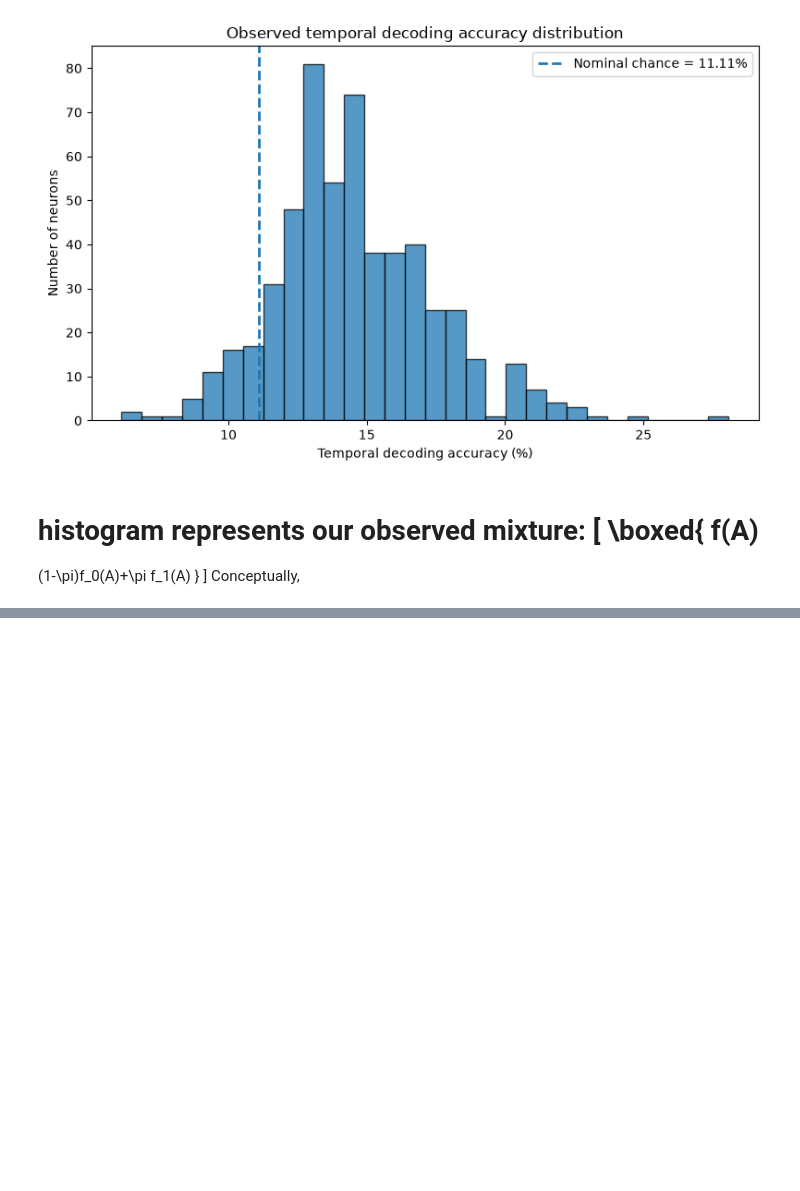
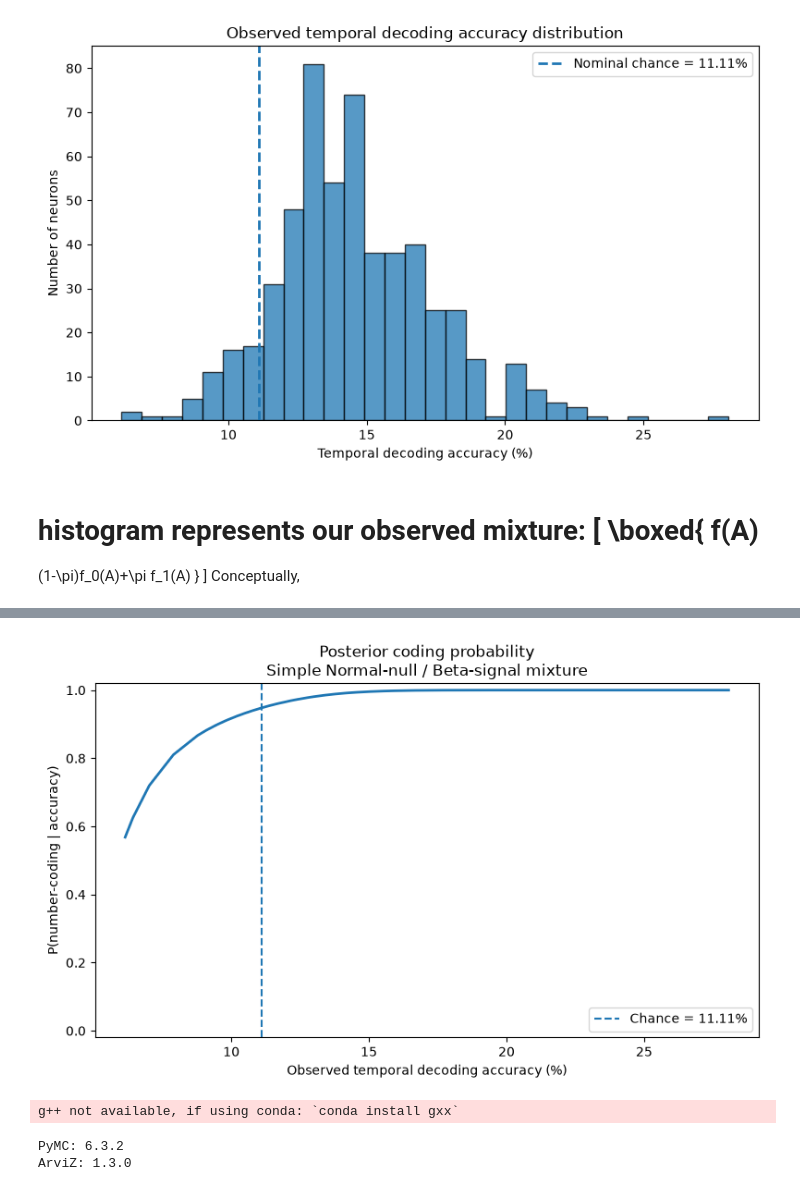
Before and after one commit to Shafiq-Abdu/number-simplex-reproduction, a Jupyter notebook: notebooks1/bayesianfig1.ipynb, the cells around one changed output, grey strips where cells are left out. Drawn from its saved outputs; the diff is of its cells as text; code cells hidden in the pictures; blank space fills up the shorter version.

```diff
--- a/notebooks1/bayesianfig1.ipynb
+++ b/notebooks1/bayesianfig1.ipynb
@@ -192,0 +1127,16 @@ print(inspect.getsource(permutation_test_decoding))
+# %%
+# ============================================================
+# NULL MODEL
+# ============================================================
+
+MU0 = 1 / 9       # 0.1111
+SIGMA0 = 0.02     # assumed 2% SD
+
+f0 = norm.pdf(
+    A,
+    loc=MU0,
+    scale=SIGMA0
+)
+
+print("Null mean:", MU0)
+print("Null SD:", SIGMA0)
@@ -192,0 +1352,47 @@ print(inspect.getsource(permutation_test_decoding))
+# %%
+order = np.argsort(A)
+
+plt.figure(figsize=(8, 5))
+
+plt.plot(
+    100 * A[order],
+    P_coding[order],
+    linewidth=2
+)
+
+plt.axvline(
+    100 / 9,
+    linestyle="--",
+    label="Chance = 11.11%"
+)
+
+plt.xlabel(
+    "Observed temporal decoding accuracy (%)"
+)
+
+plt.ylabel(
+    "P(number-coding | accuracy)"
+)
+
+plt.title(
+    "Posterior coding probability\n"
+    "Simple Normal-null / Beta-signal mixture"
+)
+
+plt.ylim(-0.02, 1.02)
+
+plt.legend()
+plt.tight_layout()
+plt.show()
+# %% [output]
+[figure, added]
+# %%
+import pymc as pm
+import arviz as az
+
+print("PyMC:", pm.__version__)
+print("ArviZ:", az.__version__)
+# %% [output]
+g++ not available, if using conda: `conda install gxx`
+PyMC: 6.3.2
+ArviZ: 1.3.0
```
Also changed, not shown: parts of 16 cells of this notebook, 35 other files.
